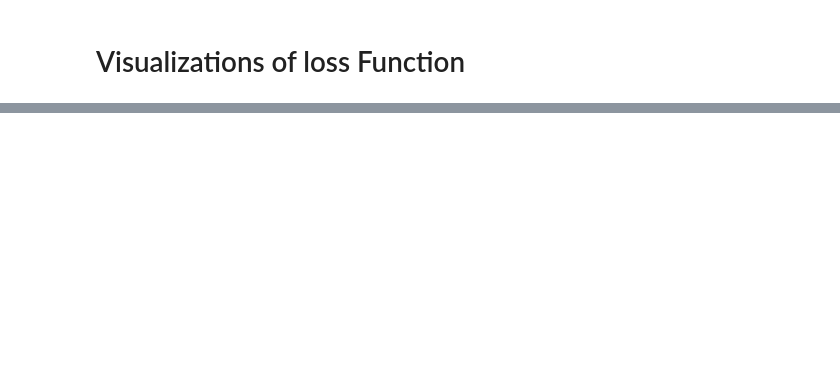
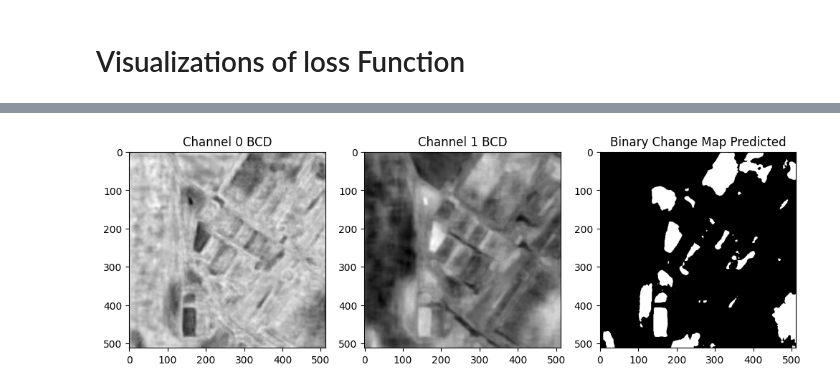
Before and after one commit to Buddhi19/ChangeDetection, a Jupyter notebook: visuals.ipynb, the cells around one changed output, grey strips where cells are left out. Saved outputs shown, nothing was run; the diff lists cells and outputs as text; code cells hidden in the pictures; blank space fills up the shorter version.

```diff
--- a/visuals.ipynb
+++ b/visuals.ipynb
@@ -301,0 +186,14 @@ IndexError: index 6 is out of bounds for axis 1 with size 6
+# %%
+output_1, output_semantic_t1, output_semantic_t2 = deep_model(pre_change_imgs, post_change_imgs)
+
+change_mask = torch.argmax(output_1, axis=1)
+fig, axes = plt.subplots(1, 3, figsize=(12, 4))
+axes[0].imshow(output_1[0][0].cpu().detach().numpy(), cmap='gray')
+axes[0].set_title('Channel 0 BCD')
+axes[1].imshow(output_1[0][1].cpu().detach().numpy(), cmap='gray')
+axes[1].set_title('Channel 1 BCD')
+axes[2].imshow(change_mask[0].cpu().detach().numpy(), cmap='gray')
+axes[2].set_title('Binary Change Map Predicted')
+plt.show()
+# %% [output]
+[figure, added]
```
Also changed, not shown: parts of 12 cells of this notebook, 28 other files.
